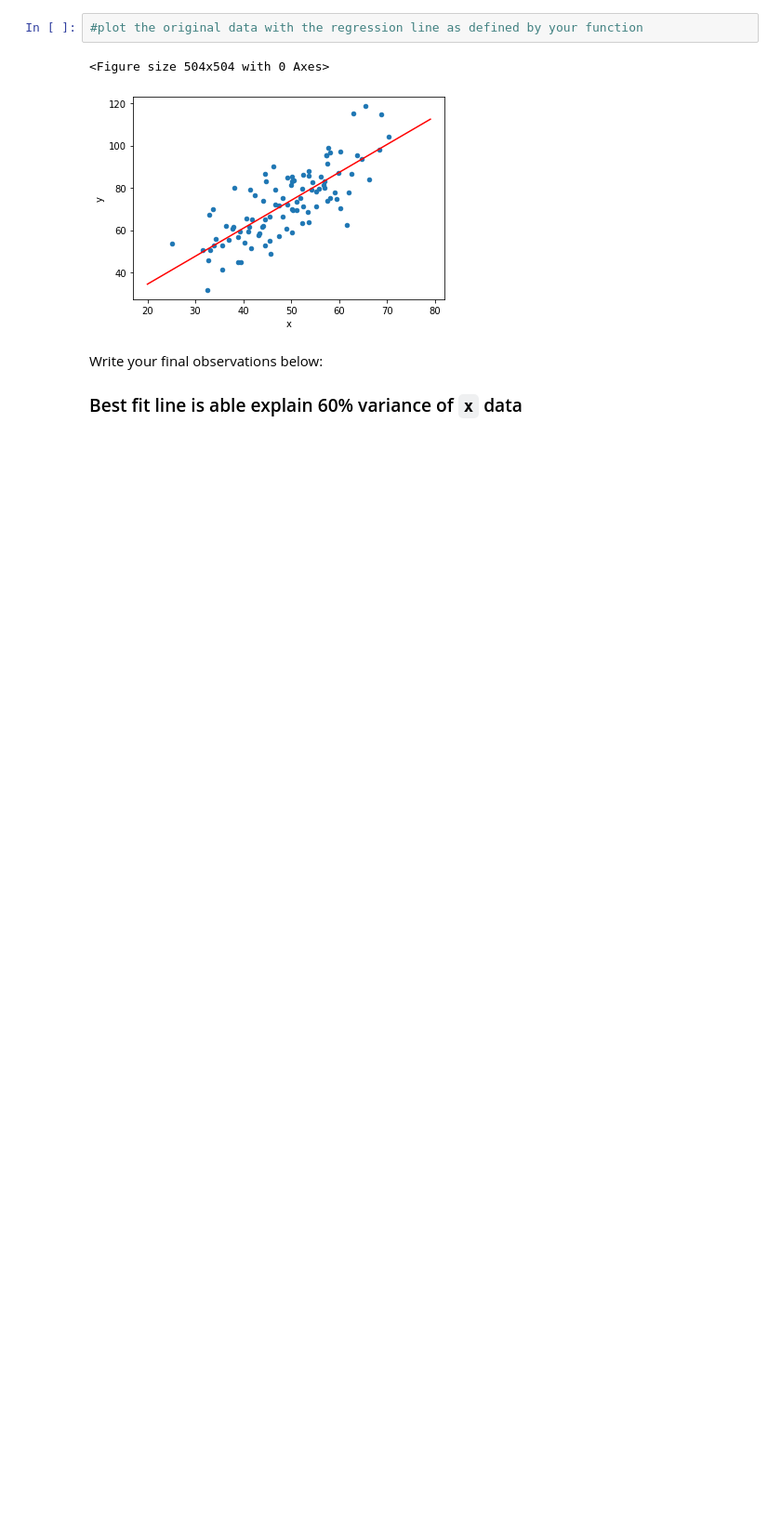
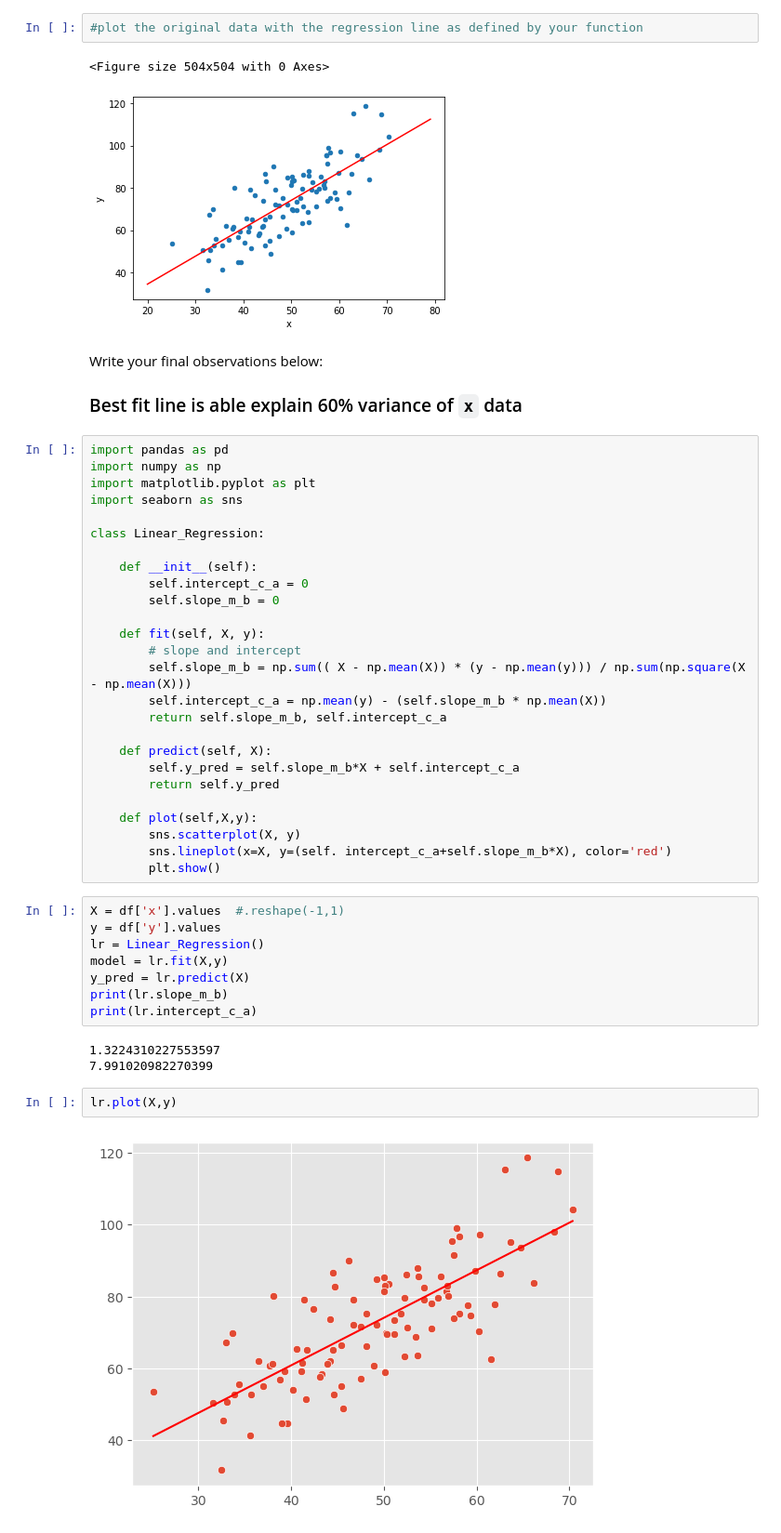
Before and after one commit to saurabhsatasia/GitHub_Strive, a Jupyter notebook: Week 7/d6_linear_regression/01_linear_regression_from_scratch.ipynb, the cells around one changed output. Shown: that part at 93% size. Drawn from its saved outputs; the diff is of its cells as text; blank space fills up the shorter version.

Commit message:
ML  algo
Linear Regression from scratch

```diff
--- a/Week 7/d6_linear_regression/01_linear_regression_from_scratch.ipynb
+++ b/Week 7/d6_linear_regression/01_linear_regression_from_scratch.ipynb
@@ -137,3 +137,44 @@ fig.tight_layout()
 # %% [markdown]
 Write your final observations below:
 ### Best fit line is able explain 60% variance of `x` data
+# %%
+import pandas as pd
+import numpy as np
+import matplotlib.pyplot as plt
+import seaborn as sns
+
+class Linear_Regression:
+
+    def __init__(self):
+        self.intercept_c_a = 0
+        self.slope_m_b = 0
+
+    def fit(self, X, y):
+        # slope and intercept
+        self.slope_m_b = np.sum(( X - np.mean(X)) * (y - np.mean(y))) / np.sum(np.square(X - np.mean(X)))
+        self.intercept_c_a = np.mean(y) - (self.slope_m_b * np.mean(X))
+        return self.slope_m_b, self.intercept_c_a
+
+    def predict(self, X):
+        self.y_pred = self.slope_m_b*X + self.intercept_c_a
+        return self.y_pred
+
+    def plot(self,X,y):
+        sns.scatterplot(X, y)
+        sns.lineplot(x=X, y=(self. intercept_c_a+self.slope_m_b*X), color='red')
+        plt.show()
+# %%
+X = df['x'].values  #.reshape(-1,1)
+y = df['y'].values
+lr = Linear_Regression()
+model = lr.fit(X,y)
+y_pred = lr.predict(X)
+print(lr.slope_m_b)
+print(lr.intercept_c_a)
+# %% [output]
+1.3224310227553597
+7.991020982270399
+# %%
+lr.plot(X,y)
+# %% [output]
+[figure, added]
```
